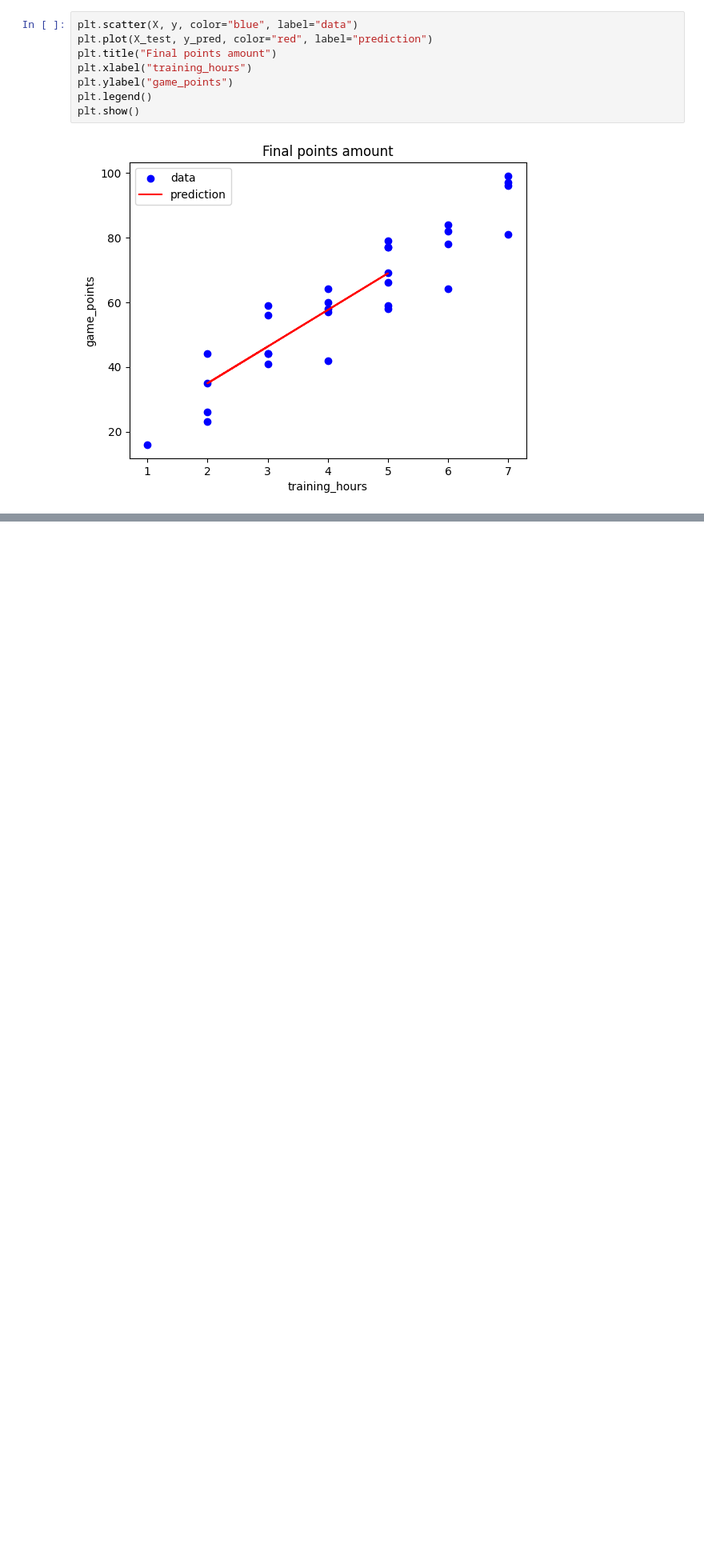
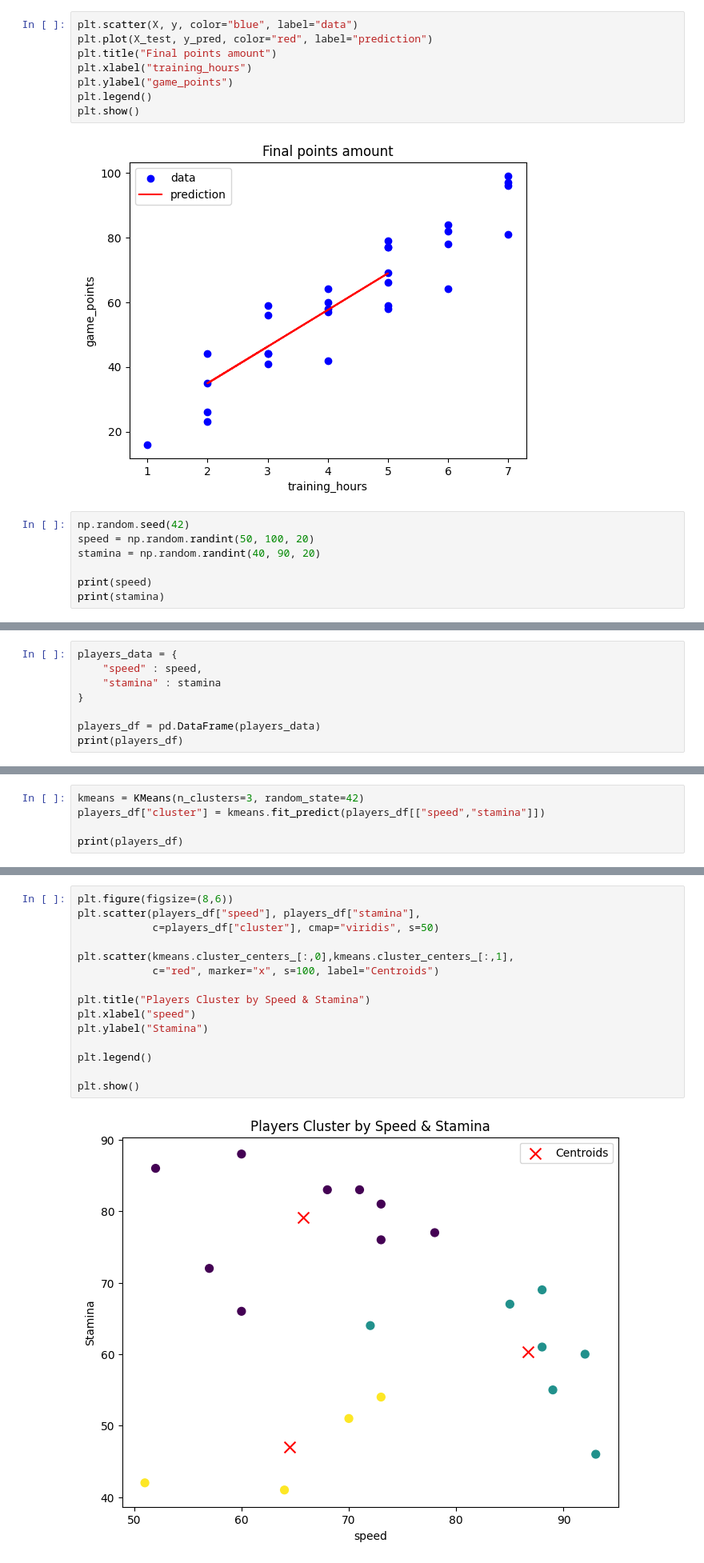
Before and after one commit to nitka975/MachinelLearning, a Jupyter notebook: Sup_Unsup_Learning/Sup_Unsup_Learning(sport).ipynb, the cells around one changed output, grey strips where cells are left out. Shown at 80% size. Saved outputs shown, nothing was run; the diff lists cells and outputs as text; blank space fills up the shorter version.

```diff
--- a/Sup_Unsup_Learning/Sup_Unsup_Learning(sport).ipynb
+++ b/Sup_Unsup_Learning/Sup_Unsup_Learning(sport).ipynb
@@ -100,3 +101,10 @@ plt.legend()
 plt.show()
 # %% [output]
 [figure]
+# %%
+np.random.seed(42)
+speed = np.random.randint(50, 100, 20)
+stamina = np.random.randint(40, 90, 20)
+
+print(speed)
+print(stamina)
@@ -102,0 +114,8 @@ plt.show()
+# %%
+players_data = {
+    "speed" : speed,
+    "stamina" : stamina
+}
+
+players_df = pd.DataFrame(players_data)
+print(players_df)
@@ -102,0 +140,5 @@ plt.show()
+# %%
+kmeans = KMeans(n_clusters=3, random_state=42)
+players_df["cluster"] = kmeans.fit_predict(players_df[["speed","stamina"]])
+
+print(players_df)
@@ -102,0 +163,17 @@ plt.show()
+# %%
+plt.figure(figsize=(8,6))
+plt.scatter(players_df["speed"], players_df["stamina"],
+            c=players_df["cluster"], cmap="viridis", s=50)
+
+plt.scatter(kmeans.cluster_centers_[:,0],kmeans.cluster_centers_[:,1],
+            c="red", marker="x", s=100, label="Centroids")
+
+plt.title("Players Cluster by Speed & Stamina")
+plt.xlabel("speed")
+plt.ylabel("Stamina")
+
+plt.legend()
+
+plt.show()
+# %% [output]
+[figure, added]
```
Also changed, not shown: parts of 4 cells of this notebook.
